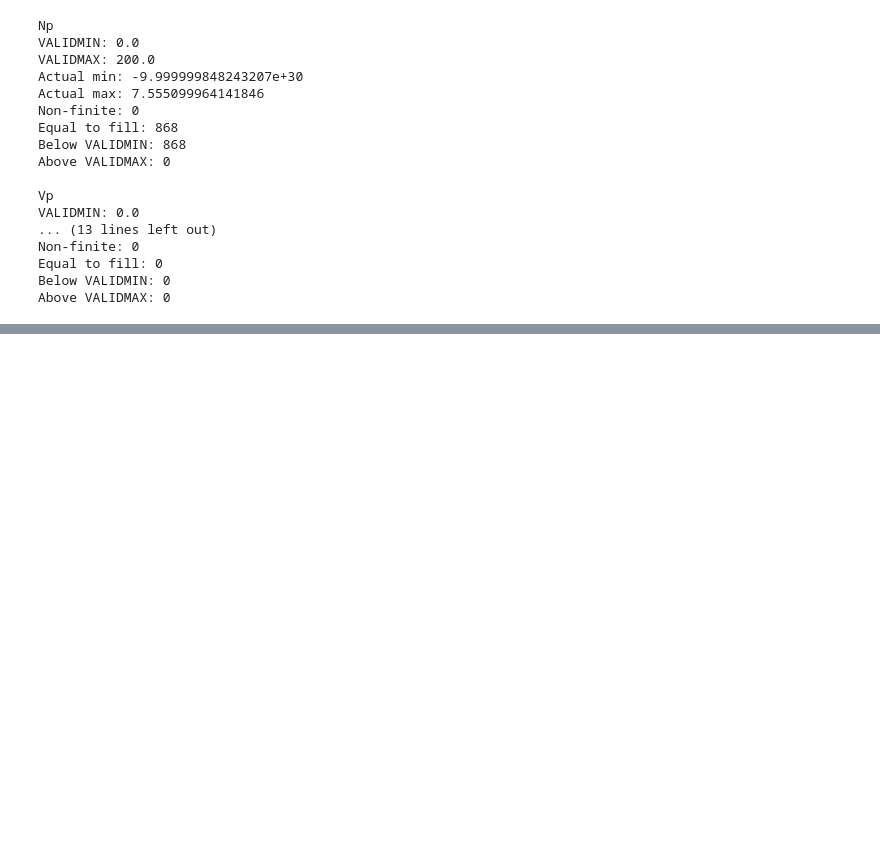
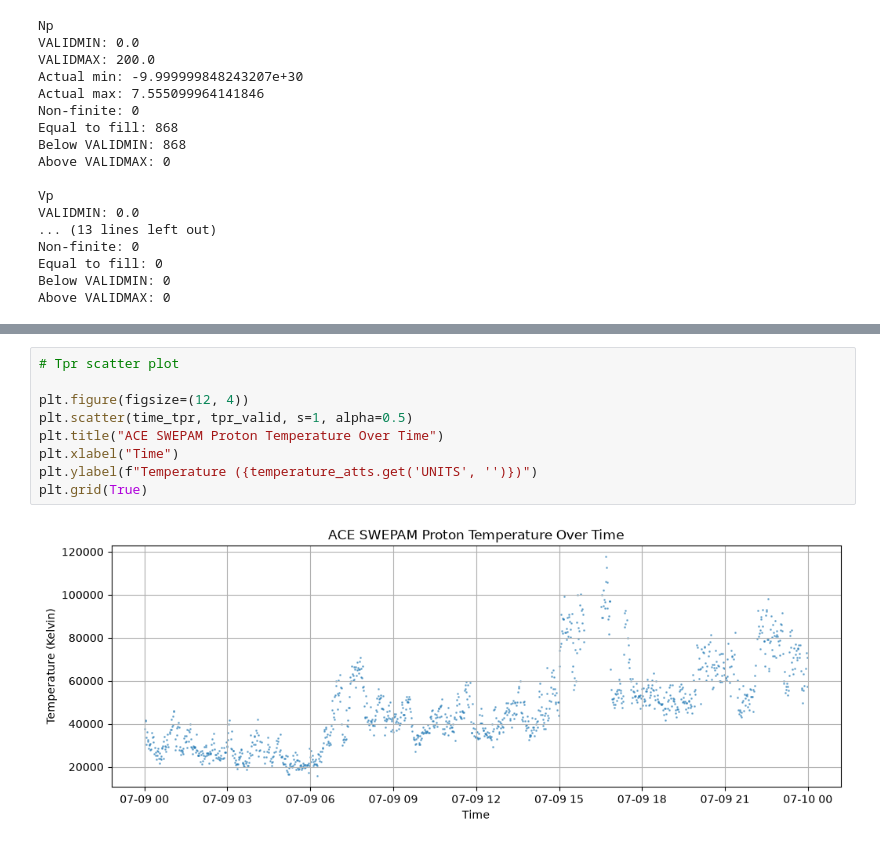
Before and after one commit to hux-alan/heliosonic, a Jupyter notebook: notebooks/02_understand_variables.ipynb, the cells around one changed output, grey strips where cells are left out. Drawn from its saved outputs; the diff is of its cells as text; blank space fills up the shorter version.

```diff
--- a/notebooks/02_understand_variables.ipynb
+++ b/notebooks/02_understand_variables.ipynb
@@ -456,0 +606,11 @@ np.sum(density == fill)
+# %%
+# Tpr scatter plot
+
+plt.figure(figsize=(12, 4))
+plt.scatter(time_tpr, tpr_valid, s=1, alpha=0.5)
+plt.title("ACE SWEPAM Proton Temperature Over Time")
+plt.xlabel("Time")
+plt.ylabel(f"Temperature ({temperature_atts.get('UNITS', '')})")
+plt.grid(True)
+# %% [output]
+[figure, added]
```
Also changed, not shown: parts of 13 cells of this notebook.
